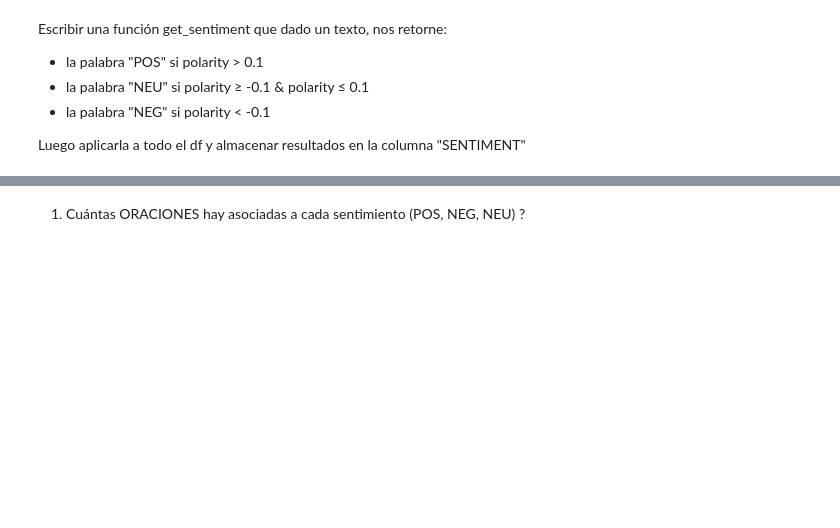
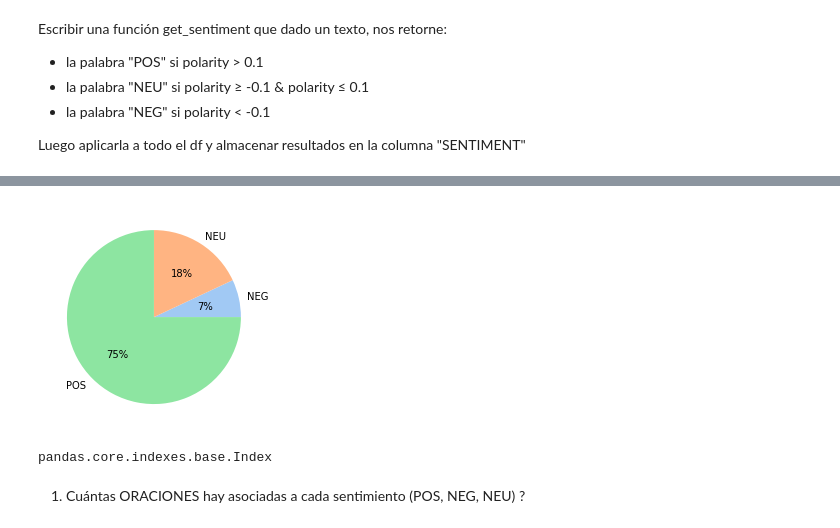
Before and after one commit to ivanjavierparra/Data-Science-Sprint-2, a Jupyter notebook: Segunda_entrega_NLP.ipynb, the cells around one changed output, grey strips where cells are left out. Saved outputs shown, nothing was run; the diff lists cells and outputs as text; code cells hidden in the pictures; blank space fills up the shorter version.

```diff
--- a/Segunda_entrega_NLP.ipynb
+++ b/Segunda_entrega_NLP.ipynb
@@ -459,0 +669,5 @@ df.head()
+# %%
+df_copy = df[['SENTIMENT','user_id']].copy()
+df_copy = df_copy.rename(columns = {'user_id' : 'cantidad'})
+a = df_copy.groupby("SENTIMENT").count()
+a
@@ -460,3 +680,19 @@ df.head()
+# %%
+data = a.cantidad
+labels = ['NEG','NEU','POS']
+
+#define Seaborn color palette to use
+colors = sns.color_palette('pastel')[0:5]
+
+#create pie chart
+plt.pie(data, labels = labels, colors = colors, autopct='%.0f%%')
+plt.show()
+# %% [output]
+[figure, added]
+# %%
+type(labels)
+# %% [output]
+pandas.core.indexes.base.Index
 # %% [markdown]
 1) Cuántas ORACIONES hay asociadas a cada sentimiento (POS, NEG, NEU) ?
 # %%
```
Also changed, not shown: parts of 58 cells of this notebook.
